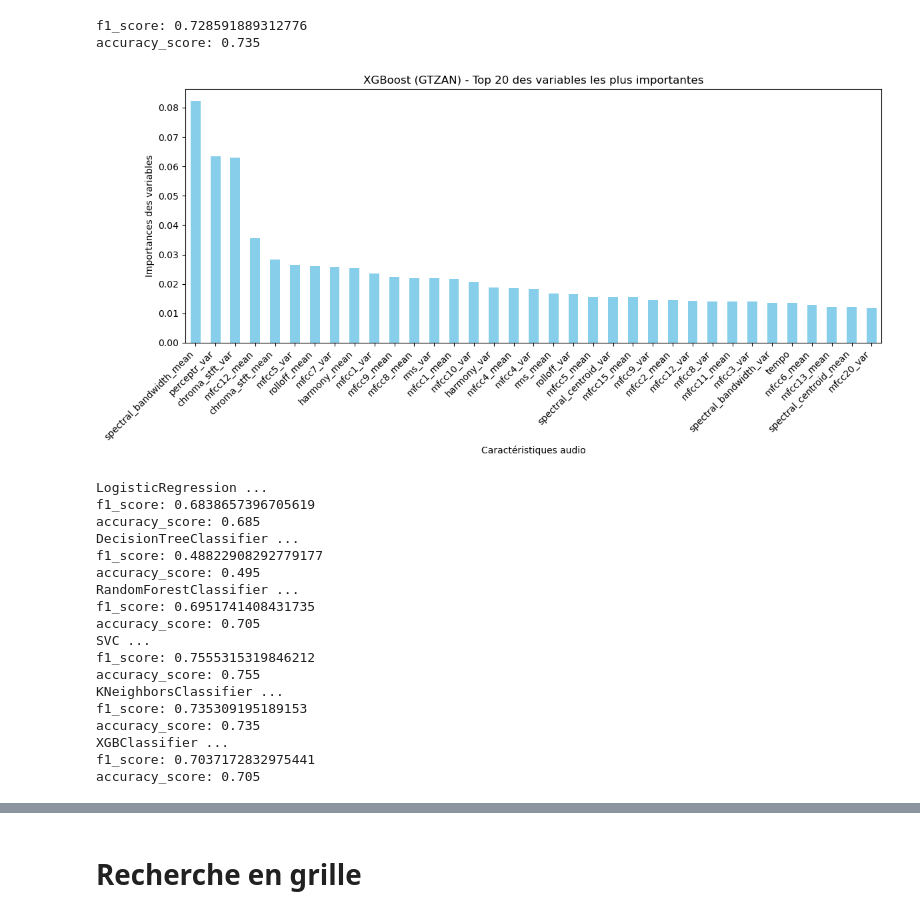
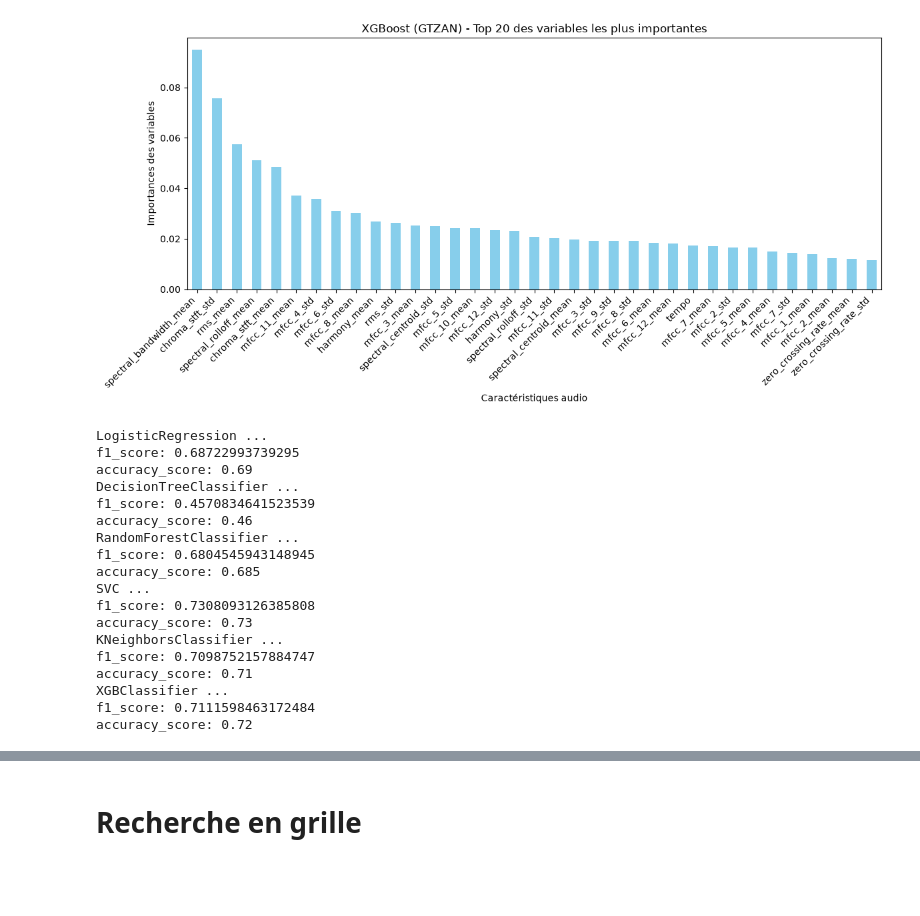
Before and after one commit to bancofenelon/machine_learning_for_musics-, a Jupyter notebook: GTZAN.ipynb, the cells around one changed output, grey strips where cells are left out. Saved outputs shown, nothing was run; the diff lists cells and outputs as text; code cells hidden in the pictures; blank space fills up the shorter version.

```diff
--- a/GTZAN.ipynb
+++ b/GTZAN.ipynb
@@ -6,4 +7,4 @@ import numpy as np
 # %%
-df = pd.read_csv("features_30_sec.csv")
+df = pd.read_csv("my_gtzan_features.csv")
 df.head()
 # %% [output]
@@ -37,3 +38,4 @@ memory usage: 468.9+ KB
 # %%
+df=df.drop(["lenght_std","lenght_mean"],axis =1)
 df.describe()
 # %% [output]
@@ -370,8 +281,0 @@ des genres musicaux plutôt que du bruit.
-# %%
-
-XGB_model = XGBClassifier()
-SVC_model = SVC()
-RamdomF_model = RandomForestClassifier(random_state = 42)
-logistic_model = LogisticRegression()
-DecisionTree_model =DecisionTreeClassifier()
-KNN = KNeighborsClassifier()
@@ -385,27 +282,22 @@ def evaluation2(model,X_train,y_train,X_test,y_test):
-# %%
-evaluation2(XGB_model,X_train_scaled,y_train_scaled,X_test_scaled,y_test_scaled)
-# %% [output]
-f1_score: 0.728591889312776
-accuracy_score: 0.735
 # %%
 # Extraction des variables importantes triées par ordre décroissant pour XgbClassifier
 xgb_importances = pd.Series(XGB_model.feature_importances_,
-        index=df.drop(columns=["filename", "label", "length"]).columns)
+        index=df.drop(columns=["nom_fichier","genre"]).columns)
 # On trie et 35 premières variables importantes pour Xgbosst bien entendu
 xgb_importances_trie = xgb_importances.sort_values(ascending=False).head(35)
 
 plt.figure(figsize=(12, 6))
 xgb_importances_trie.plot(kind="bar", color="skyblue")
 
 plt.title("XGBoost (GTZAN) - Top 20 des variables les plus importantes")
 plt.ylabel("Importances des variables")
 plt.xlabel("Caractéristiques audio")
 # Rotation à 45 degrés des noms des variables pour éviter qu'ils ne se chevauchent
 plt.xticks(rotation=45, ha="right")
 plt.tight_layout()
 plt.show()
 # %% [output]
-[figure, old version]
+[figure, new version]
 # %%
 alpha=35 # on garde les alpha descripteurs les plus importants
 top_descripteurs = xgb_importances_trie.index[:35].tolist()
@@ -423,26 +315,26 @@ X_train_reduit, X_test_reduit = scaling(X_train_reduit,X_test_reduit)
 # %%
 for name,model in modeles.items():
     print(name,"...")
-    evaluation2(model,X_train_reduit,y_train_scaled,X_test_reduit,y_test_scaled)
+    evaluation(model,X_train_reduit,y_train_scaled,X_test_reduit,y_test_scaled)
 # %% [output]
 LogisticRegression ...
-f1_score: 0.6838657396705619
+f1_score: 0.68722993739295
+accuracy_score: 0.69
+DecisionTreeClassifier ...
+f1_score: 0.4570834641523539
+accuracy_score: 0.46
+RandomForestClassifier ...
+f1_score: 0.6804545943148945
 accuracy_score: 0.685
-DecisionTreeClassifier ...
-f1_score: 0.48822908292779177
-accuracy_score: 0.495
-RandomForestClassifier ...
-f1_score: 0.6951741408431735
-accuracy_score: 0.705
 SVC ...
-f1_score: 0.7555315319846212
-accuracy_score: 0.755
+f1_score: 0.7308093126385808
+accuracy_score: 0.73
 KNeighborsClassifier ...
-f1_score: 0.735309195189153
-accuracy_score: 0.735
+f1_score: 0.7098752157884747
+accuracy_score: 0.71
 XGBClassifier ...
-f1_score: 0.7037172832975441
-accuracy_score: 0.705
+f1_score: 0.7111598463172484
+accuracy_score: 0.72
 # %% [markdown]
 La selection des 35 variables  les plus importantes
 pour le modèle de XGBOOST  a été favorable
```
Also changed, not shown: parts of 64 cells of this notebook, 24 other files.
